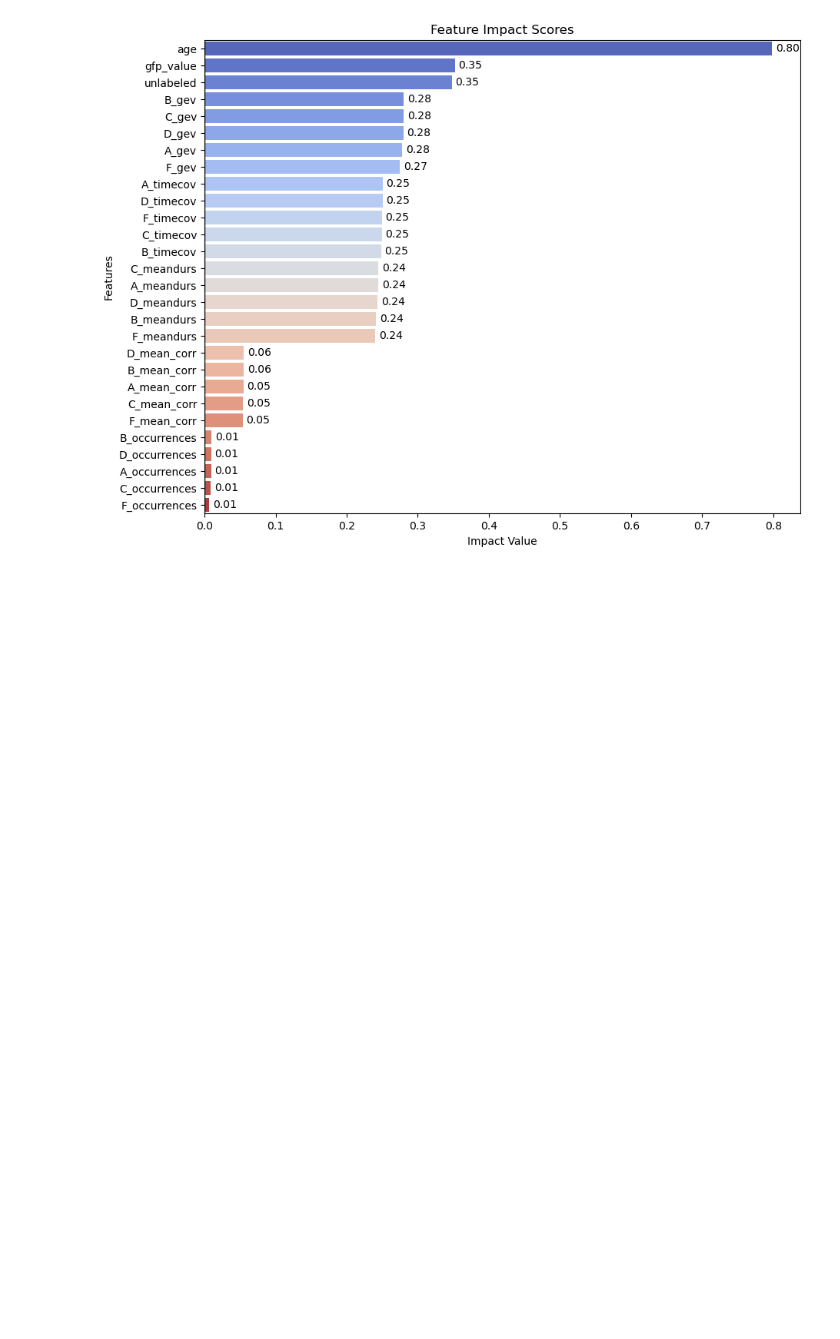
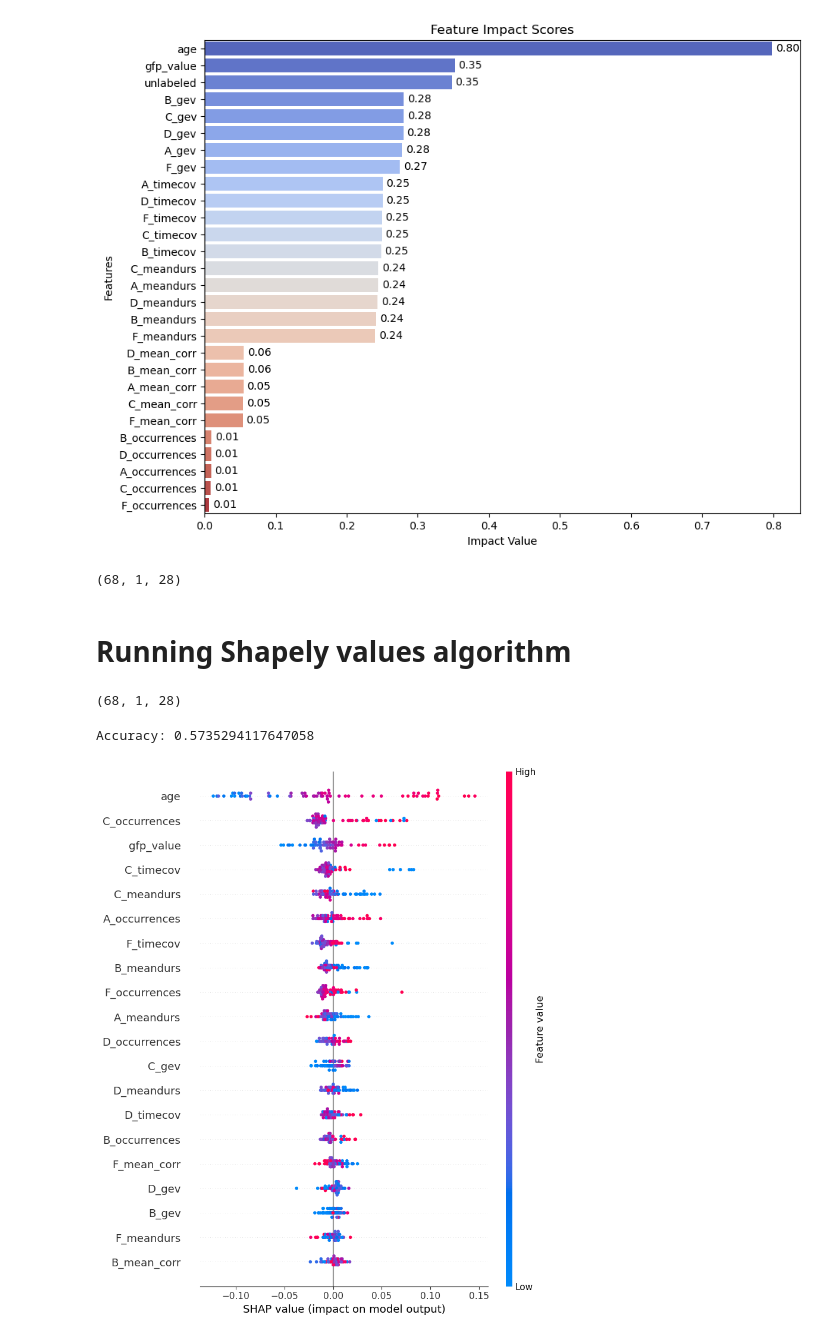
Before and after one commit to IamRabin/ExCIR, a Jupyter notebook: alg_dev.ipynb, the cells around one changed output. Drawn from its saved outputs; the diff is of its cells as text; code cells hidden in the pictures; blank space fills up the shorter version.

```diff
--- a/alg_dev.ipynb
+++ b/alg_dev.ipynb
@@ -81,9 +75,0 @@ unique_classes, counts
-# %%
-# sample from X and y
-
-def sample_data(X, y, num_samples=250):
-    num_data = len(X)
-    indices = np.random.choice(num_data, size=num_samples, replace=False)
-    sampled_X = X[indices]
-    sampled_y = y[indices]
-    return sampled_X, sampled_y
@@ -1160,3 +855,9 @@ plt.ylabel('Features')
 plt.show()
 # %% [output]
 [figure]
+# %%
+X_val.shape
+# %% [output]
+(68, 1, 28)
+# %% [markdown]
+# Running Shapely values algorithm
@@ -1162,0 +868,18 @@ plt.show()
+# %%
+X_val.shape
+# %% [output]
+(68, 1, 28)
+# %%
+rf = RandomForestClassifier()
+rf.fit(X_train.reshape(612,28),y_train)
+y_pred = rf.predict(X_val.reshape(68,28))
+
+accuracy = accuracy_score(y_val, y_pred)
+print("Accuracy:", accuracy)
+
+explainer = shap.TreeExplainer(rf)
+shap_values = explainer.shap_values(reshaped_data.numpy())
+shap.summary_plot(shap_values[:,:,2], reshaped_data.numpy(), feature_names=df.columns)
+# %% [output]
+Accuracy: 0.5735294117647058
+[figure, added]
```
Also changed, not shown: parts of 45 cells of this notebook, 4 other files.
